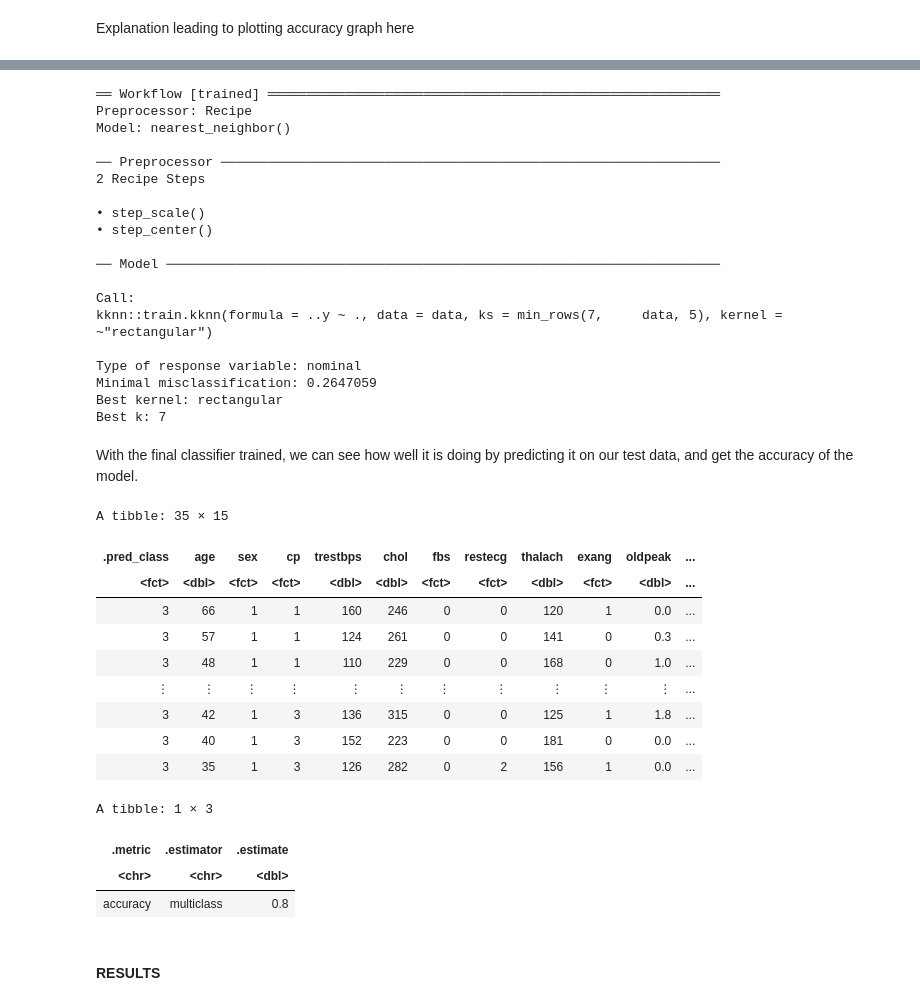
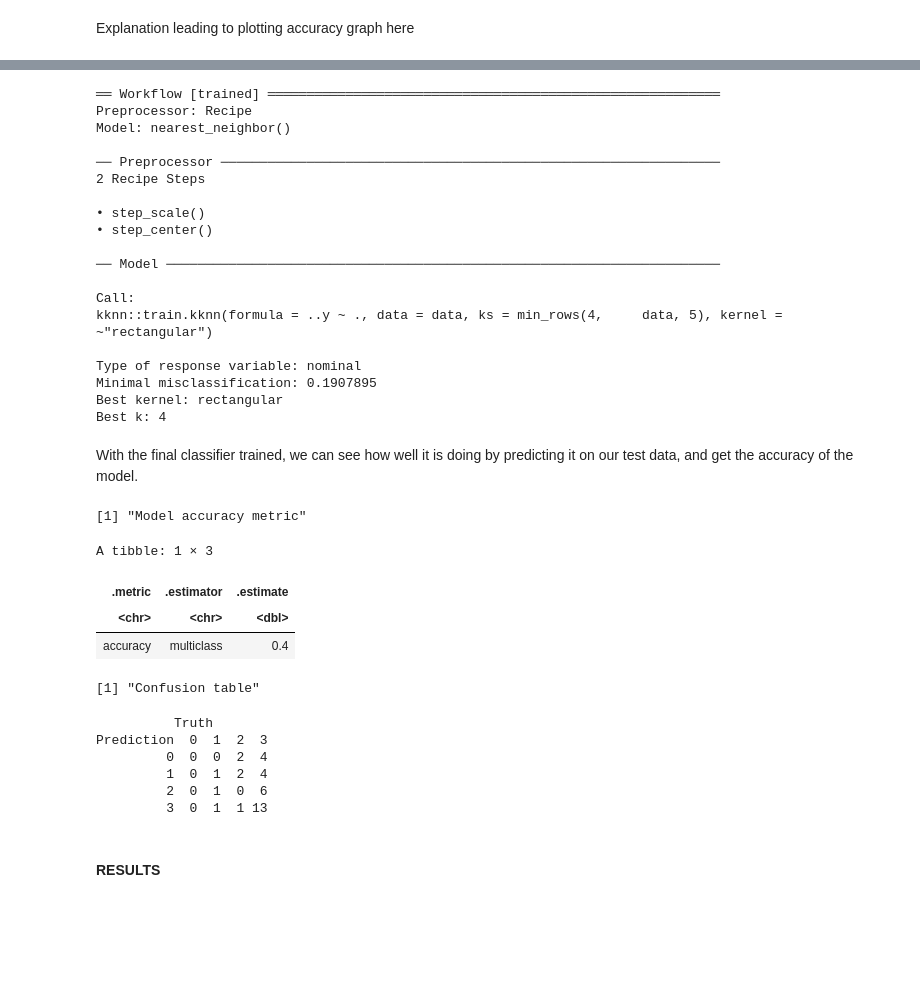
Before and after one commit to beandumplings/dsci_100_group143_project, a Jupyter notebook: Group143_Project.ipynb, the cells around one changed output, grey strips where cells are left out. Cells and saved outputs as stored; diff of their text form; code cells hidden in the pictures; blank space fills up the shorter version.

```diff
--- a/Group143_Project.ipynb
+++ b/Group143_Project.ipynb
@@ -212,14 +230,14 @@ From our accuracy graph, k = 7 appears to be ideal. It results in a relatively a
 # %%
 set.seed(2022)
 # Making final classifier
-knn_best_spec <- nearest_neighbor(weight_func = "rectangular", neighbors = 7) |>
+knn_best_spec <- nearest_neighbor(weight_func = "rectangular", neighbors = 4) |>
                  set_engine("kknn") |>
                  set_mode("classification")
 
 knn_best_fit <- workflow() |>
                 add_recipe(uc_recipe) |>
                 add_model(knn_best_spec) |>
-                fit(data = heart_train)
+                fit(data = upscaled_data)
 knn_best_fit
 # %% [output]
 ══ Workflow [trained] ══════════════════════════════════════════════════════════
@@ -235,42 +253,45 @@ Model: nearest_neighbor()
 ── Model ───────────────────────────────────────────────────────────────────────
 
 Call:
-kknn::train.kknn(formula = ..y ~ ., data = data, ks = min_rows(7,     data, 5), kernel = ~"rectangular")
+kknn::train.kknn(formula = ..y ~ ., data = data, ks = min_rows(4,     data, 5), kernel = ~"rectangular")
 
 Type of response variable: nominal
-Minimal misclassification: 0.2647059
+Minimal misclassification: 0.1907895
 Best kernel: rectangular
-Best k: 7
+Best k: 4
 # %% [markdown]
 With the final classifier trained, we can see how well it is doing by predicting it on our test data, and get the accuracy of the model.
 # %%
 set.seed(2022)
 # Predictions
 heart_test_predictions <- predict(knn_best_fit, heart_test) |>
   bind_cols(heart_test)
 
-heart_test_predictions
-
-# Getting metrics
+# Getting metrics + confusion matrix
 prediction_metrics <- heart_test_predictions |>
                       metrics(truth = cp, estimate = .pred_class) |>
                       filter(.metric == "accuracy")
+heart_confusion_matrix <- heart_test_predictions |>
+             conf_mat(truth = cp, estimate = .pred_class)
+
+paste("Model accuracy metric")
 prediction_metrics
+
+paste("Confusion table")
+heart_confusion_matrix
 # %% [output]
-A tibble: 35 × 15
+[1] "Model accuracy metric"
+A tibble: 1 × 3
-| .pred_class | age | sex | cp | trestbps | chol | fbs | restecg | thalach | exang | oldpeak | ... |
-| <fct> | <dbl> | <fct> | <fct> | <dbl> | <dbl> | <fct> | <fct> | <dbl> | <fct> | <dbl> | ... |
-| 3 | 66 | 1 | 1 | 160 | 246 | 0 | 0 | 120 | 1 | 0.0 | ... |
-| 3 | 57 | 1 | 1 | 124 | 261 | 0 | 0 | 141 | 0 | 0.3 | ... |
-| 3 | 48 | 1 | 1 | 110 | 229 | 0 | 0 | 168 | 0 | 1.0 | ... |
-| ⋮ | ⋮ | ⋮ | ⋮ | ⋮ | ⋮ | ⋮ | ⋮ | ⋮ | ⋮ | ⋮ | ... |
-| 3 | 42 | 1 | 3 | 136 | 315 | 0 | 0 | 125 | 1 | 1.8 | ... |
-| 3 | 40 | 1 | 3 | 152 | 223 | 0 | 0 | 181 | 0 | 0.0 | ... |
-| 3 | 35 | 1 | 3 | 126 | 282 | 0 | 2 | 156 | 1 | 0.0 | ... |
+| .metric | .estimator | .estimate |
+| <chr> | <chr> | <dbl> |
+| accuracy | multiclass | 0.4 |
-A tibble: 1 × 3
-| .metric | .estimator | .estimate |
-| <chr> | <chr> | <dbl> |
-| accuracy | multiclass | 0.8 |
+[1] "Confusion table"
+          Truth
+Prediction  0  1  2  3
+         0  0  0  2  4
+         1  0  1  2  4
+         2  0  1  0  6
+         3  0  1  1 13
 # %% [markdown]
 #### RESULTS
 # %% [markdown]
```
Also changed, not shown: parts of 7 cells of this notebook.
